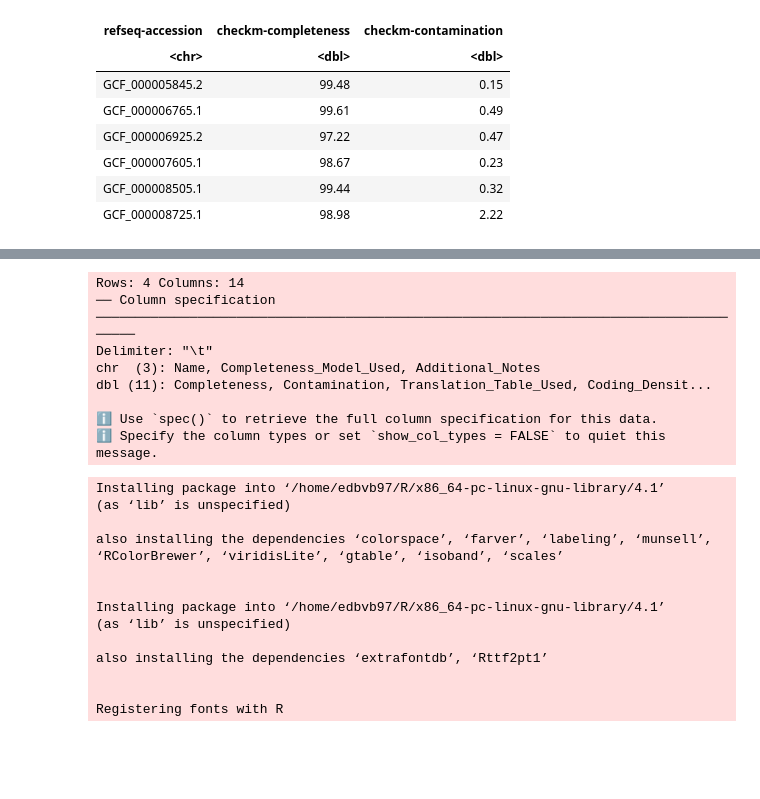
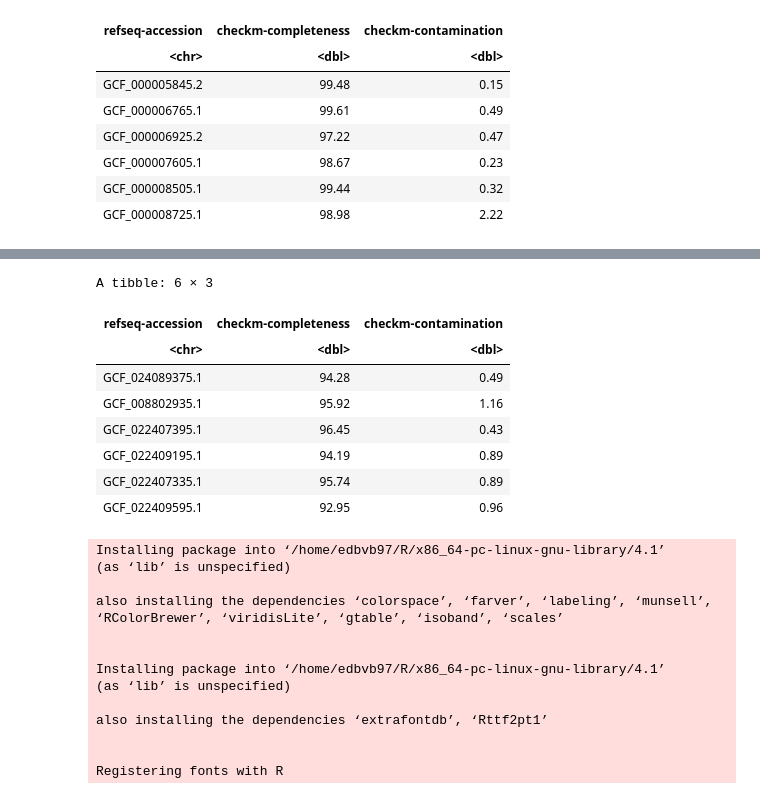
Before and after one commit to edtankian97/microbiota_sialylation, a Jupyter notebook: genomes_download/scripts/jupyter_scripts/Checkm_refseq_Reanalise_V2.ipynb, the cells around one changed output, grey strips where cells are left out. Saved outputs shown, nothing was run; the diff lists cells and outputs as text; code cells hidden in the pictures; blank space fills up the shorter version.

Commit message:
checkM update

```diff
--- a/genomes_download/scripts/jupyter_scripts/Checkm_refseq_Reanalise_V2.ipynb
+++ b/genomes_download/scripts/jupyter_scripts/Checkm_refseq_Reanalise_V2.ipynb
@@ -220,3 +207,8 @@ A tibble: 6 × 3
 | GCF_000007605.1 | 98.67 | 0.23 |
 | GCF_000008505.1 | 99.44 | 0.32 |
 | GCF_000008725.1 | 98.98 | 2.22 |
+# %%
+remain_CheckM2_data <- read_delim("microbiota_sialylation/genomes_download/checkm_result_ncbi/quality_report.tsv",
+                                 delim = "\t", escape_double = FALSE,
+                                 trim_ws = TRUE, col_names=c("Genome_ID", "Completeness", "Contamination"))
+head(remain_CheckM2_data)
@@ -223,31 +231,30 @@ A tibble: 6 × 3
 # %%
-remain_CheckM2_data <- read_delim("microbiota_sialylation/genomes_download/checkm2_result/quality_report.tsv",
-                                 delim = "\t", escape_double = FALSE,
-                                 trim_ws = TRUE)
 #filter columm to match
-remain_CheckM2_data_filter <- select(remain_CheckM2_data, Name, Completeness, Contamination)
+remain_CheckM2_data_filter <- select(remain_CheckM2_data, Genome_ID, Completeness, Contamination)
 #rename columms
 colnames(remain_CheckM2_data_filter) <- c("refseq-accession", "checkm-completeness", "checkm-contamination")
 colnames(remain_CheckM_data_complete_no_NA) <- c("Organism_name", "refseq-accession", "checkm-completeness", "checkm-contamination")
 
 #select desired columms
 remain_CheckM_data_complete_no_NA_filter <- select(remain_CheckM_data_complete_no_NA, `refseq-accession`, `checkm-completeness`, `checkm-contamination`)
 filter_complete_final <- select(filter_complete, `refseq-accession`, `checkm-completeness`, `checkm-contamination`)
 
 #join data
 join_contamination <- rbind(remain_CheckM_data_complete_no_NA_filter, remain_CheckM2_data_filter)
 
 #join final data  with all completeness and contamination
 join_contamination_complete <- rbind(join_contamination, filter_complete_final)
+head(join_contamination_complete)
 # %% [output]
-Rows: 4 Columns: 14
-── Column specification ──────────────────────────────────────────────────────────────────────────────────────
-Delimiter: "\t"
-chr  (3): Name, Completeness_Model_Used, Additional_Notes
-dbl (11): Completeness, Contamination, Translation_Table_Used, Coding_Densit...
-
-ℹ Use `spec()` to retrieve the full column specification for this data.
-ℹ Specify the column types or set `show_col_types = FALSE` to quiet this message.
+A tibble: 6 × 3
+| refseq-accession | checkm-completeness | checkm-contamination |
+| <chr> | <dbl> | <dbl> |
+| GCF_024089375.1 | 94.28 | 0.49 |
+| GCF_008802935.1 | 95.92 | 1.16 |
+| GCF_022407395.1 | 96.45 | 0.43 |
+| GCF_022409195.1 | 94.19 | 0.89 |
+| GCF_022407335.1 | 95.74 | 0.89 |
+| GCF_022409595.1 | 92.95 | 0.96 |
 # %%
 #load libraries and font
 install.packages("ggplot2")
```
Also changed, not shown: parts of 8 cells of this notebook, 4 other files.
